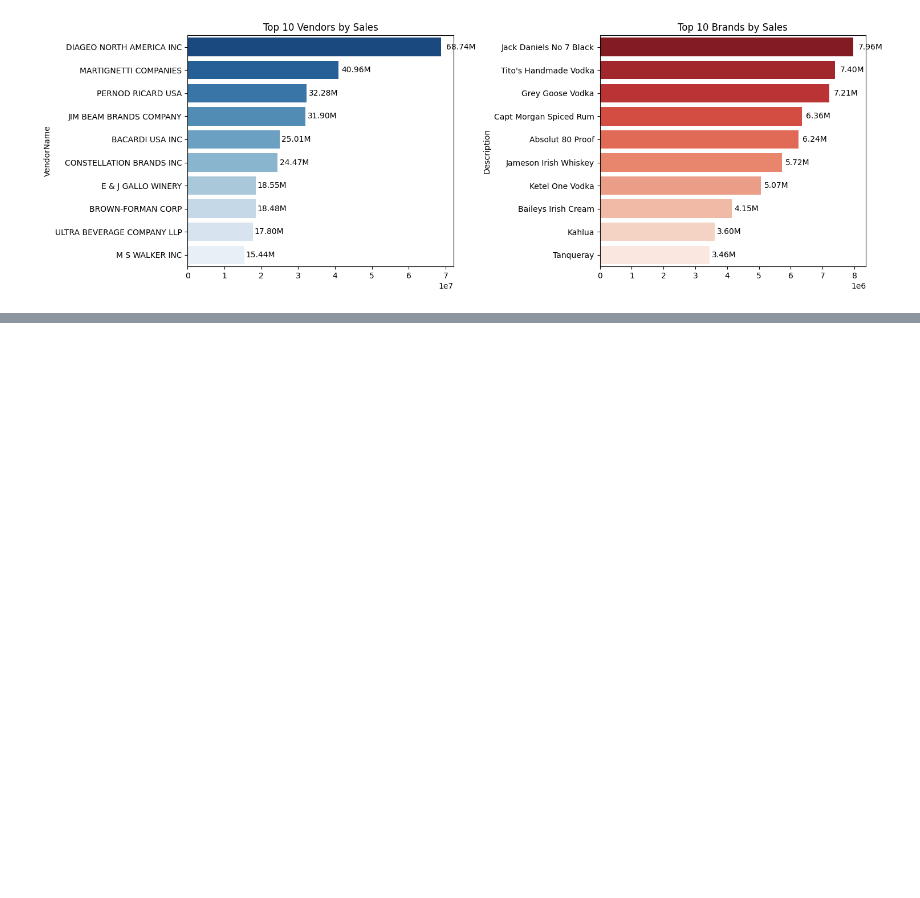
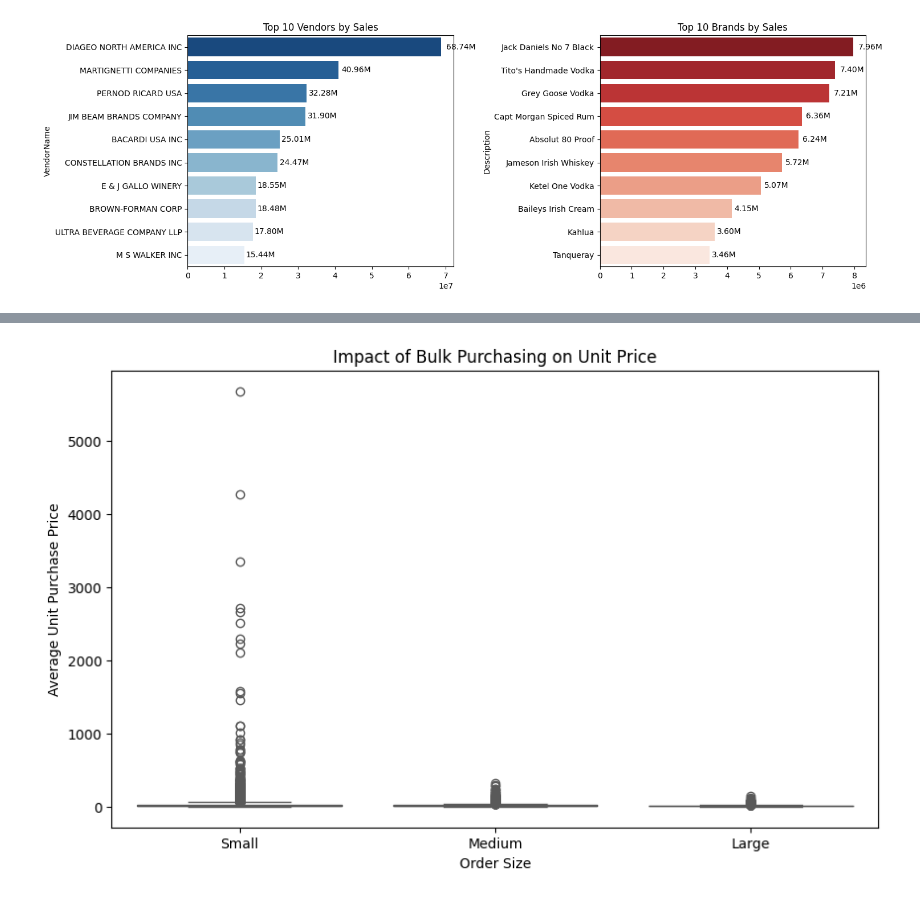
Before and after one commit to layappa/inventory-performance, a Jupyter notebook: vendore_performance_analysis.ipynb, the cells around one changed output, grey strips where cells are left out. Saved outputs shown, nothing was run; the diff lists cells and outputs as text; code cells hidden in the pictures; blank space fills up the shorter version.

```diff
--- a/vendore_performance_analysis.ipynb
+++ b/vendore_performance_analysis.ipynb
@@ -387,0 +542,10 @@ plt.show()
+# %%
+df['UnitPurchasePrice'] = (
+    df['TotalPurchaseDollars'] / df['TotalPurchaseQuantity']
+)
+# %%
+df['OrderSize'] = pd.qcut(
+    df['TotalPurchaseQuantity'],
+    q=3,
+    labels=["Small", "Medium", "Large"]
+)
@@ -387,0 +560,14 @@ plt.show()
+# %%
+plt.figure(figsize=(10, 6))
+sns.boxplot(
+    data=df,
+    x="OrderSize",
+    y="UnitPurchasePrice",
+    palette="Set2"
+)
+plt.title("Impact of Bulk Purchasing on Unit Price")
+plt.xlabel("Order Size")
+plt.ylabel("Average Unit Purchase Price")
+plt.show()
+# %% [output]
+[figure, added]
```
Also changed, not shown: parts of 22 cells of this notebook, 1 other file.
